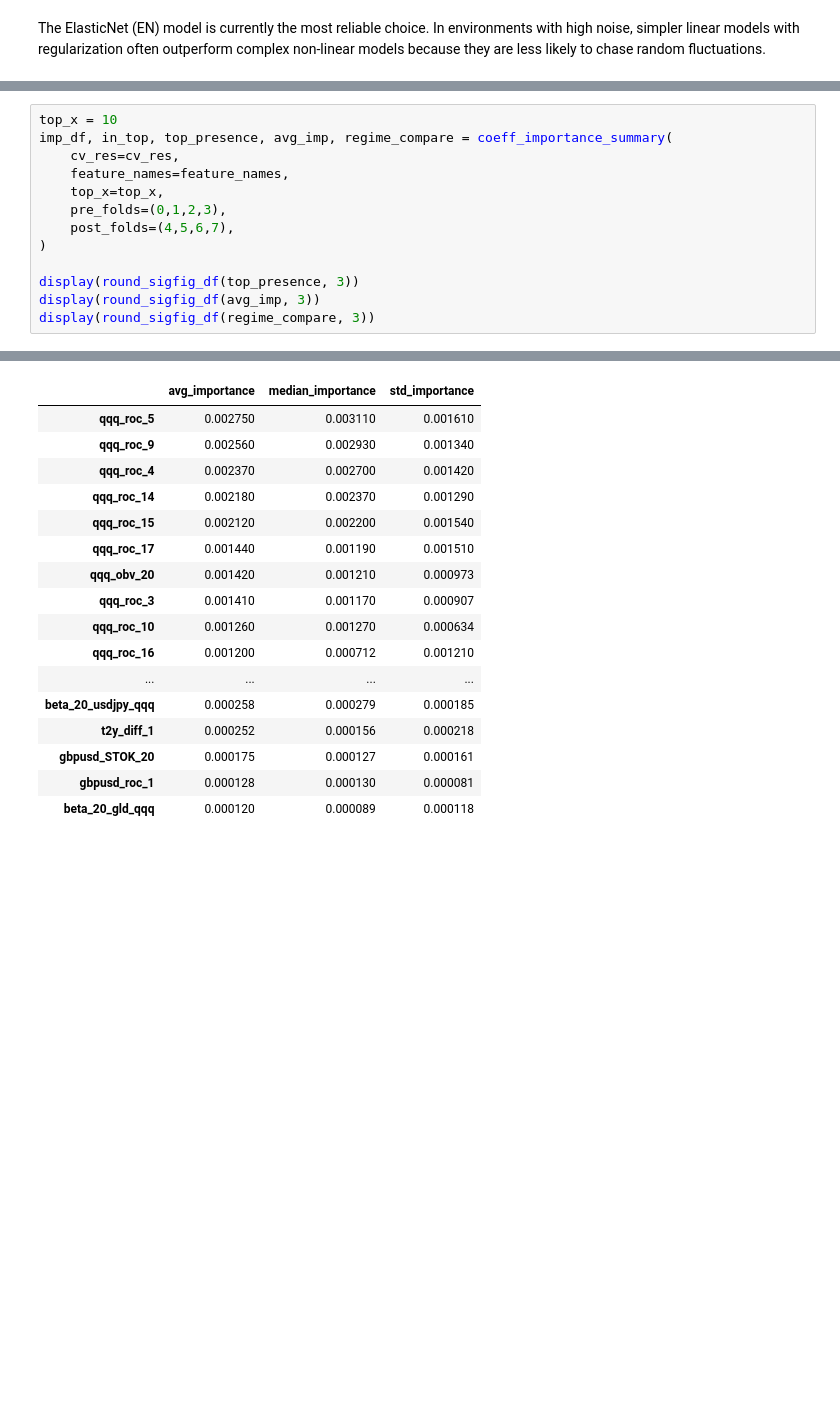
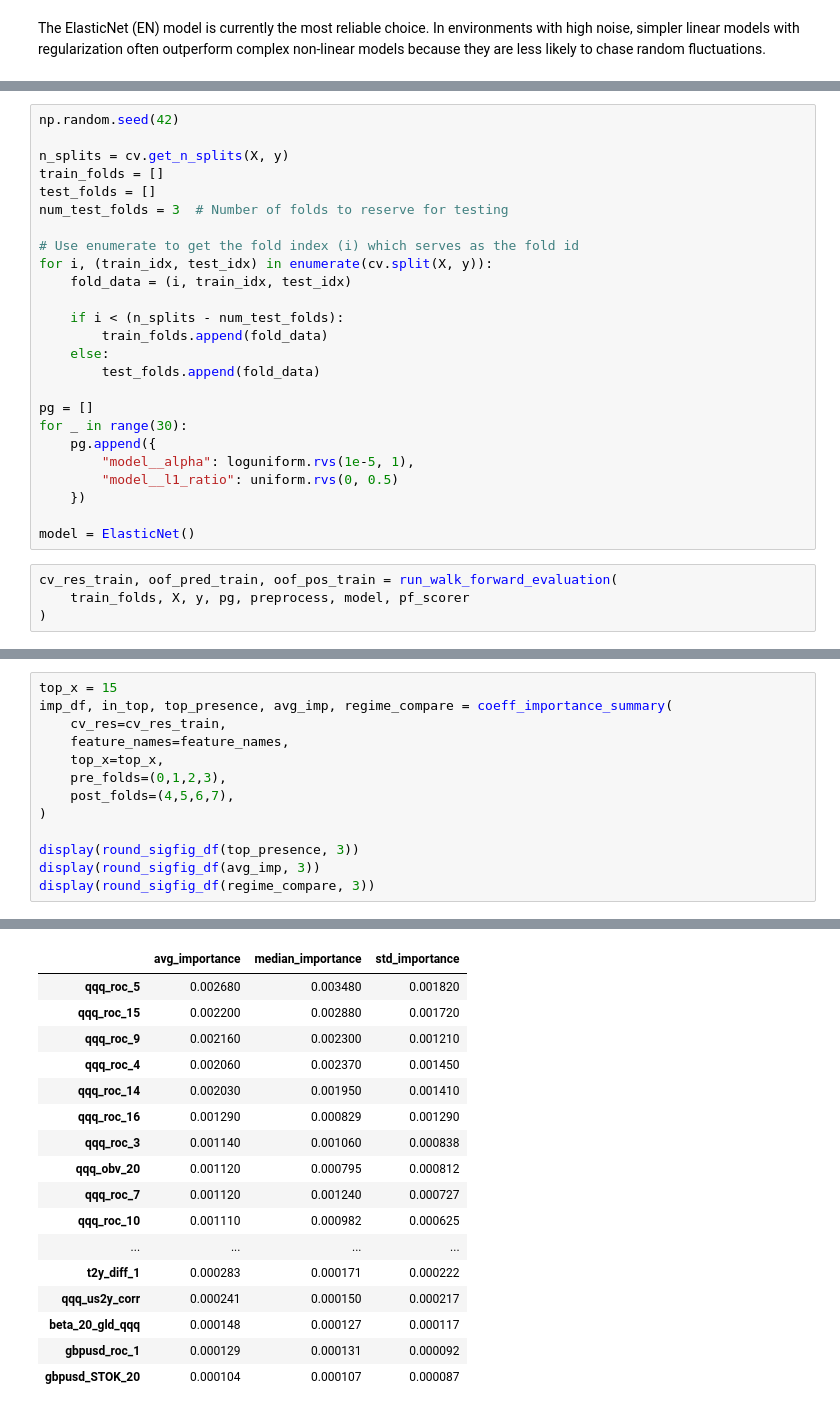
Before and after one commit to ron-shen/Regime-Shift-Analysis-Forecasting-of-QQQ-Returns, a Jupyter notebook: notebooks/model.ipynb, the cells around one changed output, grey strips where cells are left out. Drawn from its saved outputs; the diff is of its cells as text; blank space fills up the shorter version.

```diff
--- a/notebooks/model.ipynb
+++ b/notebooks/model.ipynb
@@ -234,0 +137,29 @@ overall          1.570808        1.002032       0.251731
+# %%
+np.random.seed(42)
+
+n_splits = cv.get_n_splits(X, y)
+train_folds = []
+test_folds = []
+num_test_folds = 3  # Number of folds to reserve for testing
+
+# Use enumerate to get the fold index (i) which serves as the fold id
+for i, (train_idx, test_idx) in enumerate(cv.split(X, y)):
+    fold_data = (i, train_idx, test_idx)
+
+    if i < (n_splits - num_test_folds):
+        train_folds.append(fold_data)
+    else:
+        test_folds.append(fold_data)
+
+pg = []
+for _ in range(30):
+    pg.append({
+        "model__alpha": loguniform.rvs(1e-5, 1),
+        "model__l1_ratio": uniform.rvs(0, 0.5)
+    })
+
+model = ElasticNet()
+# %%
+cv_res_train, oof_pred_train, oof_pos_train = run_walk_forward_evaluation(
+    train_folds, X, y, pg, preprocess, model, pf_scorer
+)
@@ -284,7 +227,7 @@ plot_coeffs_subplots(
 # %%
-top_x = 10
+top_x = 15
 imp_df, in_top, top_presence, avg_imp, regime_compare = coeff_importance_summary(
-    cv_res=cv_res,
+    cv_res=cv_res_train,
     feature_names=feature_names,
     top_x=top_x,
     pre_folds=(0,1,2,3),
@@ -313,19 +256,19 @@ display(round_sigfig_df(regime_compare, 3))
 | t10y2y_diff_1 | 0.0 | 0.0000 |
 | t2y_diff_1 | 0.0 | 0.0000 |
 |  | avg_importance | median_importance | std_importance |
-| qqq_roc_5 | 0.002750 | 0.003110 | 0.001610 |
-| qqq_roc_9 | 0.002560 | 0.002930 | 0.001340 |
-| qqq_roc_4 | 0.002370 | 0.002700 | 0.001420 |
-| qqq_roc_14 | 0.002180 | 0.002370 | 0.001290 |
-| qqq_roc_15 | 0.002120 | 0.002200 | 0.001540 |
-| qqq_roc_17 | 0.001440 | 0.001190 | 0.001510 |
-| qqq_obv_20 | 0.001420 | 0.001210 | 0.000973 |
-| qqq_roc_3 | 0.001410 | 0.001170 | 0.000907 |
-| qqq_roc_10 | 0.001260 | 0.001270 | 0.000634 |
-| qqq_roc_16 | 0.001200 | 0.000712 | 0.001210 |
+| qqq_roc_5 | 0.002680 | 0.003480 | 0.001820 |
+| qqq_roc_15 | 0.002200 | 0.002880 | 0.001720 |
+| qqq_roc_9 | 0.002160 | 0.002300 | 0.001210 |
+| qqq_roc_4 | 0.002060 | 0.002370 | 0.001450 |
+| qqq_roc_14 | 0.002030 | 0.001950 | 0.001410 |
+| qqq_roc_16 | 0.001290 | 0.000829 | 0.001290 |
+| qqq_roc_3 | 0.001140 | 0.001060 | 0.000838 |
+| qqq_obv_20 | 0.001120 | 0.000795 | 0.000812 |
+| qqq_roc_7 | 0.001120 | 0.001240 | 0.000727 |
+| qqq_roc_10 | 0.001110 | 0.000982 | 0.000625 |
 | ... | ... | ... | ... |
-| beta_20_usdjpy_qqq | 0.000258 | 0.000279 | 0.000185 |
-| t2y_diff_1 | 0.000252 | 0.000156 | 0.000218 |
-| gbpusd_STOK_20 | 0.000175 | 0.000127 | 0.000161 |
-| gbpusd_roc_1 | 0.000128 | 0.000130 | 0.000081 |
-| beta_20_gld_qqq | 0.000120 | 0.000089 | 0.000118 |
+| t2y_diff_1 | 0.000283 | 0.000171 | 0.000222 |
+| qqq_us2y_corr | 0.000241 | 0.000150 | 0.000217 |
+| beta_20_gld_qqq | 0.000148 | 0.000127 | 0.000117 |
+| gbpusd_roc_1 | 0.000129 | 0.000131 | 0.000092 |
+| gbpusd_STOK_20 | 0.000104 | 0.000107 | 0.000087 |
```
Also changed, not shown: parts of 39 cells of this notebook, 8 other files.
